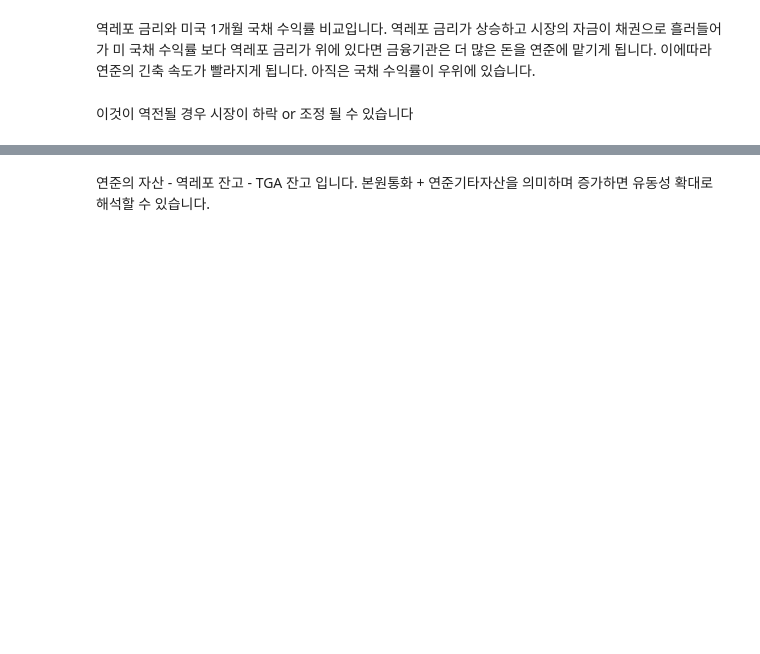
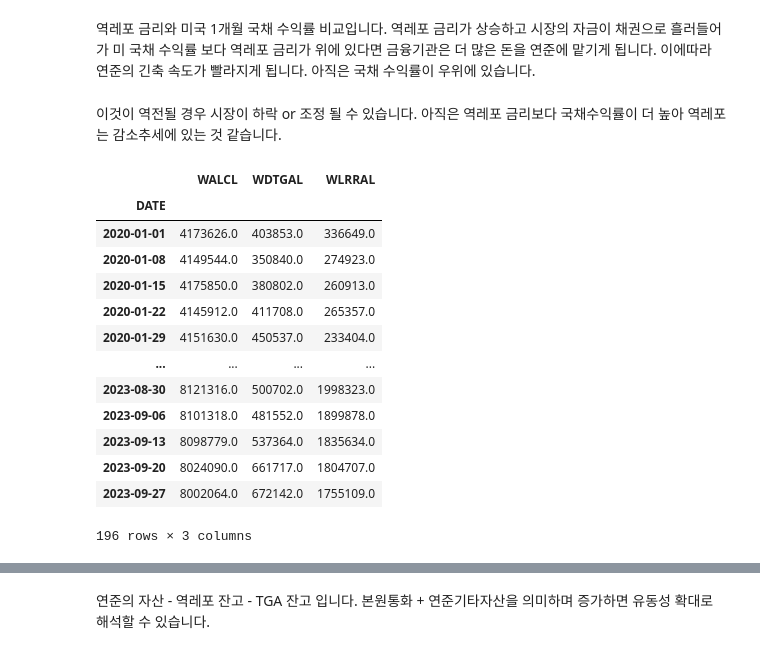
Before and after one commit to hojune2/_investment, a Jupyter notebook: macro.ipynb, the cells around one changed output, grey strips where cells are left out. Drawn from its saved outputs; the diff is of its cells as text; code cells hidden in the pictures; blank space fills up the shorter version.

```diff
--- a/macro.ipynb
+++ b/macro.ipynb
@@ -91,10 +91,27 @@ data['2023']
 # %% [markdown]
 역레포 금리와 미국 1개월 국채 수익률 비교입니다. 역레포 금리가 상승하고 시장의 자금이 채권으로 흘러들어가 미 국채 수익률 보다 역레포 금리가 위에 있다면 금융기관은 더 많은 돈을 연준에 맡기게 됩니다. 이에따라 연준의 긴축 속도가 빨라지게 됩니다. 아직은 국채 수익률이 우위에 있습니다.
 # %% [markdown]
-이것이 역전될 경우 시장이 하락 or 조정 될 수 있습니다
+이것이 역전될 경우 시장이 하락 or 조정 될 수 있습니다. 아직은 역레포 금리보다 국채수익률이 더 높아 역레포는 감소추세에 있는 것 같습니다.
 # %%
 data=fdr.DataReader('FRED:WALCL,WDTGAL,WLRRAL',start='2020-01-01')  #순서대로 자산-TGA-RRP
 snp=fdr.DataReader('yfinance:^GSPC',start='2020-01-01')
+# %%
+data
+# %% [output]
+|  | WALCL | WDTGAL | WLRRAL |
+| DATE |  |  |  |
+| 2020-01-01 | 4173626.0 | 403853.0 | 336649.0 |
+| 2020-01-08 | 4149544.0 | 350840.0 | 274923.0 |
+| 2020-01-15 | 4175850.0 | 380802.0 | 260913.0 |
+| 2020-01-22 | 4145912.0 | 411708.0 | 265357.0 |
+| 2020-01-29 | 4151630.0 | 450537.0 | 233404.0 |
+| ... | ... | ... | ... |
+| 2023-08-30 | 8121316.0 | 500702.0 | 1998323.0 |
+| 2023-09-06 | 8101318.0 | 481552.0 | 1899878.0 |
+| 2023-09-13 | 8098779.0 | 537364.0 | 1835634.0 |
+| 2023-09-20 | 8024090.0 | 661717.0 | 1804707.0 |
+| 2023-09-27 | 8002064.0 | 672142.0 | 1755109.0 |
+196 rows × 3 columns
 # %%
 liq=data['WALCL']-data['WDTGAL']-data['WLRRAL']
 snp=snp.drop(['Open','High','Low','Adj Close','Volume'],axis=1)
```
Also changed, not shown: parts of 16 cells of this notebook.
